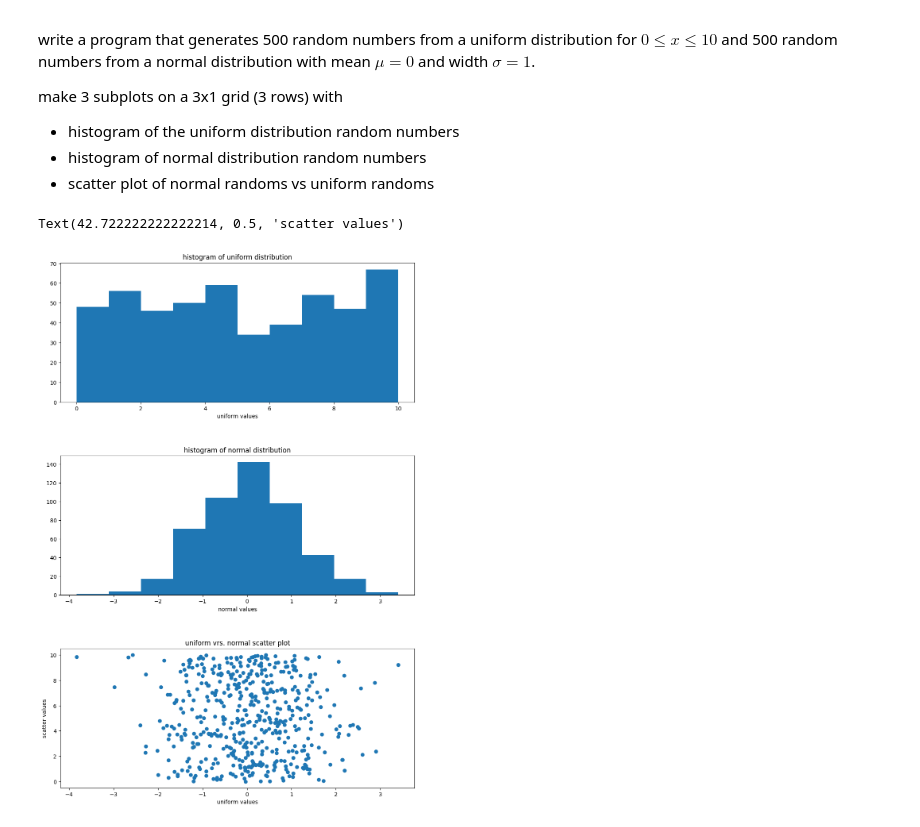
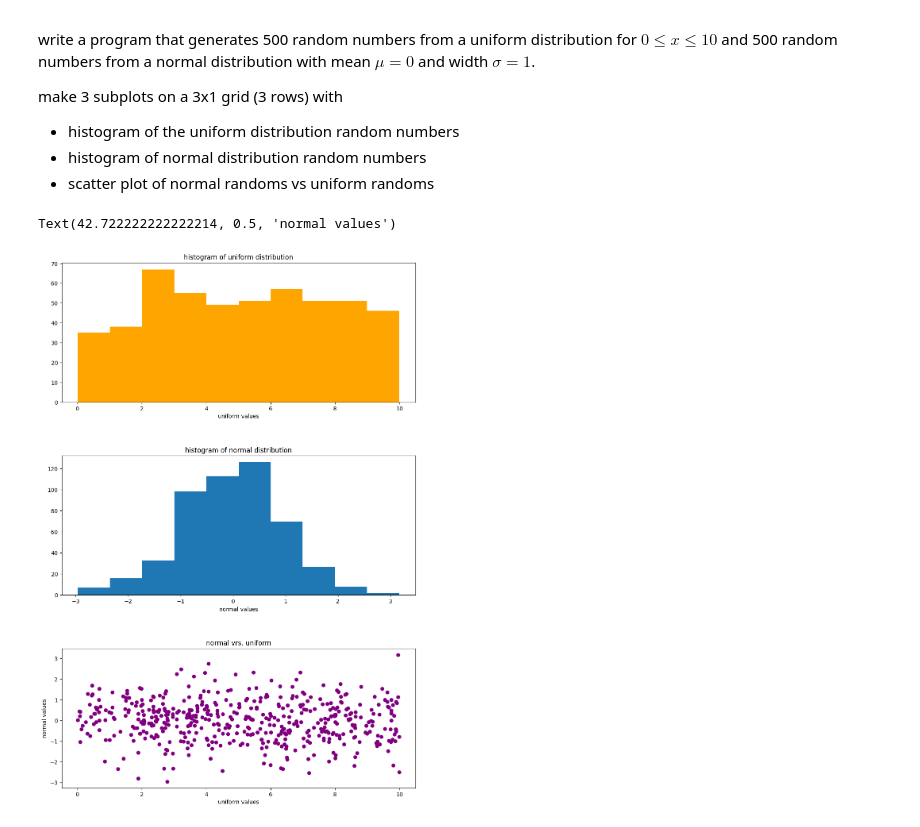
Before and after one commit to Djamil17/computational-physics-recipes, a Jupyter notebook: Homework0/Phys474_S23_Hwk0.ipynb, the cells around one changed output. Saved outputs shown, nothing was run; the diff lists cells and outputs as text; code cells hidden in the pictures.

```diff
--- a/Homework0/Phys474_S23_Hwk0.ipynb
+++ b/Homework0/Phys474_S23_Hwk0.ipynb
@@ -219,28 +236,28 @@ make 3 subplots on a 3x1 grid (3 rows) with
 # %%
 # Problem 4 code here...
 uni_sample=np.random.uniform(low=0.0,high=10.0,size=500)
 uni_normal=np.random.normal(loc=0.0,scale=1.0,size=500)
 
 fig, axs = plt.subplots(3,1)
 fig.tight_layout(pad=1)
 fig.set_figwidth(10)
 fig.set_figheight(15)
 
-axs[0].hist(uni_sample)
+axs[0].hist(uni_sample,color='orange')
 # x_ticks=range(min(round(uni_sample,2)), max(round(uni_sample,2)))
 axs[0].set_title('histogram of uniform distribution')
 # xticks=np.arange(round(min(uni_sample),1),round(max(uni_sample)+1,1))
 # print(xticks)
 # axs[0].set_xticks(xticks)
 # axs[0].set_xticklabels(xticks)
 axs[0].set_xlabel('uniform values')
 axs[1].hist(uni_normal)
 axs[1].set_title('histogram of normal distribution')
 axs[1].set_xlabel('normal values')
-axs[2].scatter(uni_normal,uni_sample)
-axs[2].set_title('uniform vrs. normal scatter plot')
+axs[2].scatter(uni_sample,uni_normal,color='purple')
+axs[2].set_title('normal vrs. uniform')
 axs[2].set_xlabel('uniform values')
-axs[2].set_ylabel('scatter values')
+axs[2].set_ylabel('normal values')
 # %% [output]
-Text(42.722222222222214, 0.5, 'scatter values')
+Text(42.722222222222214, 0.5, 'normal values')
-[figure, old version]
+[figure, new version]
```
Also changed, not shown: parts of 3 cells of this notebook, 1 other file.
